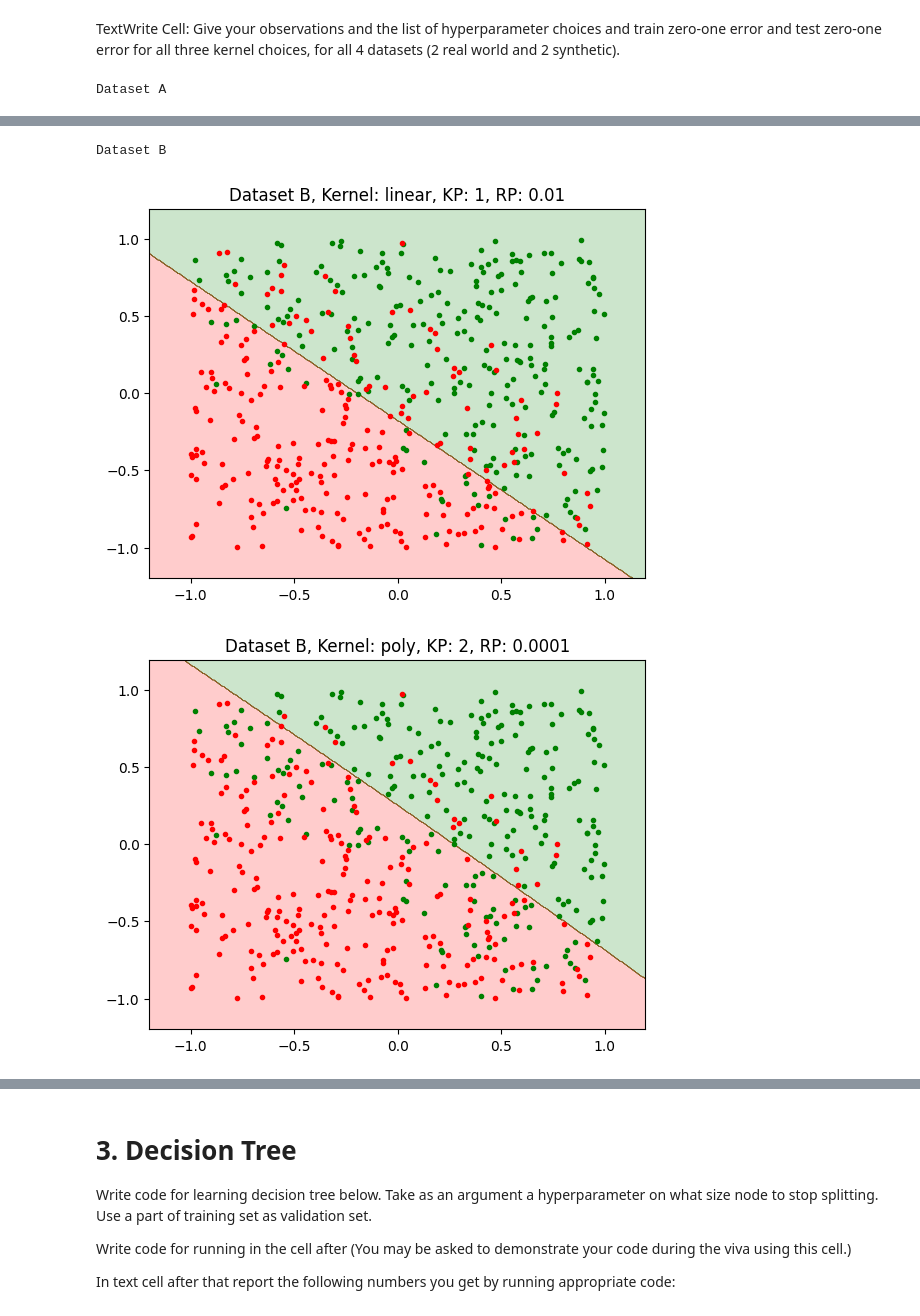
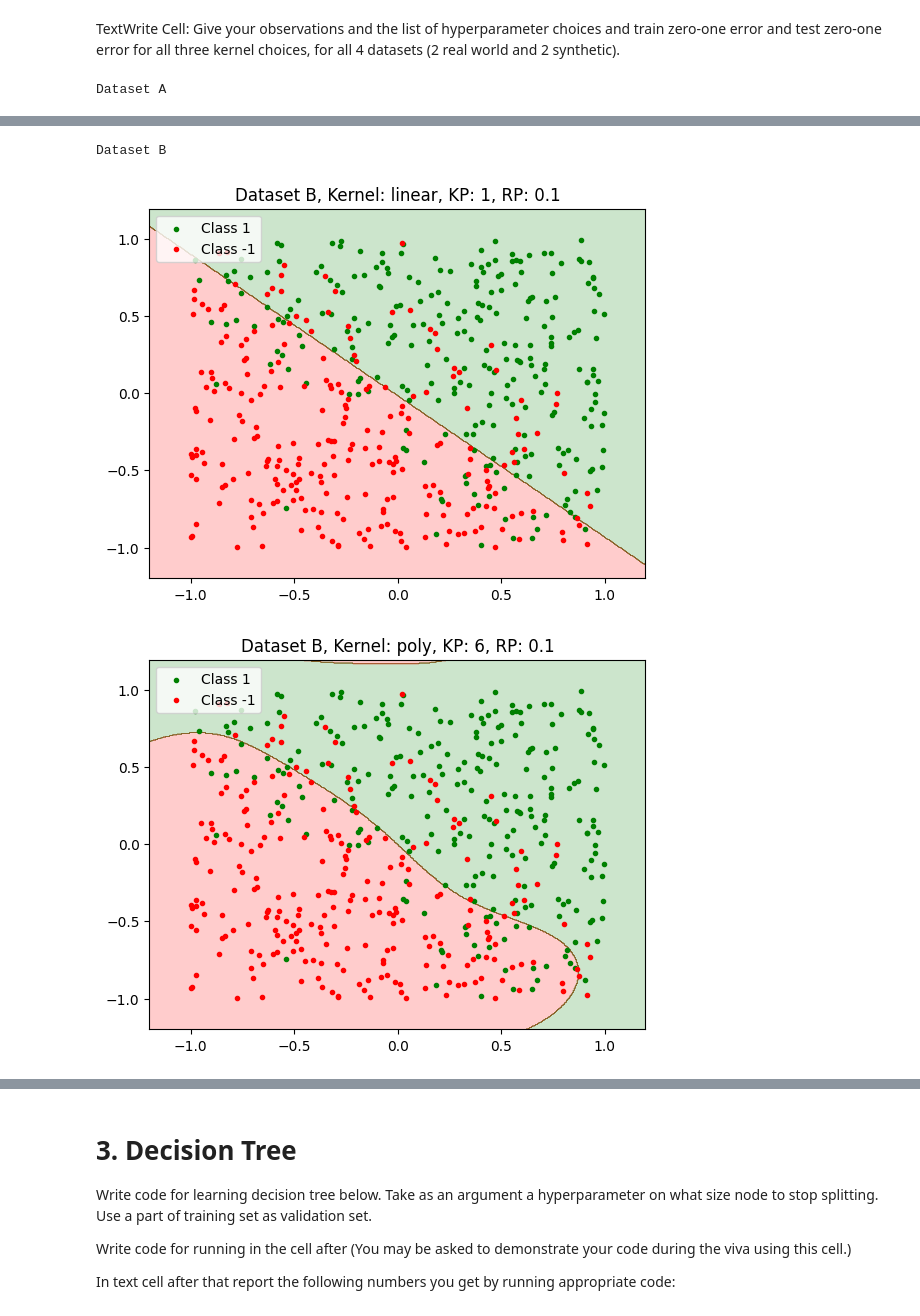
Before and after one commit to bersilin-robert1609/CS5691-PRML, a Jupyter notebook: Assignment-2/Notebook/ProgAss2_Student.ipynb, the cells around one changed output, grey strips where cells are left out. Saved outputs shown, nothing was run; the diff lists cells and outputs as text; code cells hidden in the pictures.

```diff
--- a/Assignment-2/Notebook/ProgAss2_Student.ipynb
+++ b/Assignment-2/Notebook/ProgAss2_Student.ipynb
@@ -113,7 +113,7 @@ def train_pred_logistic_regression(X, Y, kernel='linear', reg_param=0., kernel_p
     eta = 0.1
 
     for i in range(num_iter_gd):
-        delta_R_alpha = reg_param * alpha - np.sum((1 - 1 / (1 + np.exp(-Y * np.matmul(kernel_X, alpha)))) * Y * kernel_X, axis=1)
+        delta_R_alpha = reg_param * np.matmul(kernel_X, alpha) - np.sum((1 - 1 / (1 + np.exp(-Y * np.matmul(kernel_X, alpha)))) * Y * kernel_X, axis=1)
         alpha = alpha - eta * delta_R_alpha
 
     return alpha
@@ -214,8 +214,9 @@ def plot(alpha, X_test, Y_test, X_train, kernel, kernel_param, reg_param, datase
     Z = pred.reshape((points, points))
     plt.contourf(X, Y, Z, alpha=0.2, colors=['r', 'g'])
     plt.title("{} - Kernel: {}, Best_KP: {}, Best_RP: {}".format(dataset, kernel, kernel_param, reg_param))
-    plt.scatter(X_test[Y_test == 1, 0], X_test[Y_test == 1, 1], marker='.', color='g')
-    plt.scatter(X_test[Y_test == -1, 0], X_test[Y_test == -1, 1], marker='.', color='r')
+    plt.scatter(X_test[Y_test == 1, 0], X_test[Y_test == 1, 1], marker='.', color='g', label='Class 1')
+    plt.scatter(X_test[Y_test == -1, 0], X_test[Y_test == -1, 1], marker='.', color='r', label='Class -1')
+    plt.legend()
     plt.show()
 
 for a in ['A', 'B']:
@@ -377,8 +378,9 @@ def plot(clf, X_test, Y_test, dataset, kernel, kernel_param, reg_param, minX_par
     Z = Z.reshape(X.shape)
     plt.contourf(X, Y, Z, alpha=0.2, colors=['r', 'g'])
     plt.title("{}, Kernel: {}, KP: {}, RP: {}".format(dataset, kernel, kernel_param, reg_param))
-    plt.scatter(X_test[Y_test == 1, 0], X_test[Y_test == 1, 1], marker='.', color='g')
-    plt.scatter(X_test[Y_test == -1, 0], X_test[Y_test == -1, 1], marker='.', color='r')
+    plt.scatter(X_test[Y_test == 1, 0], X_test[Y_test == 1, 1], marker='.', color='g', label='Class 1')
+    plt.scatter(X_test[Y_test == -1, 0], X_test[Y_test == -1, 1], marker='.', color='r', label='Class -1')
+    plt.legend()
     plt.show()
 
 for a in ['A', 'B']:
@@ -400,3 +402,3 @@ Dataset A
 Dataset B
-[figure, old version]
+[figure, new version]
-[figure, old version]
+[figure, new version]
```
Also changed, not shown: parts of 11 cells of this notebook, 1 other file.
